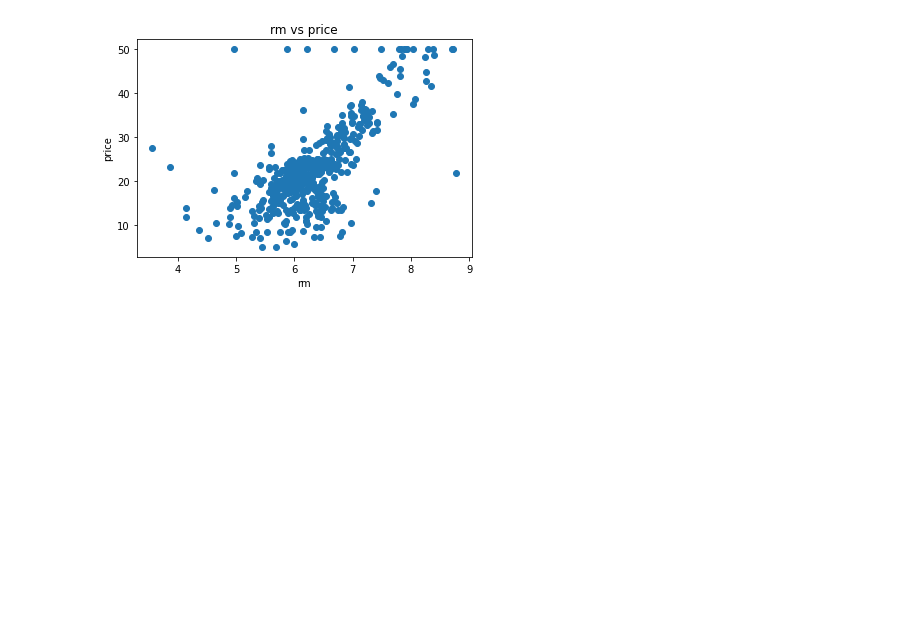
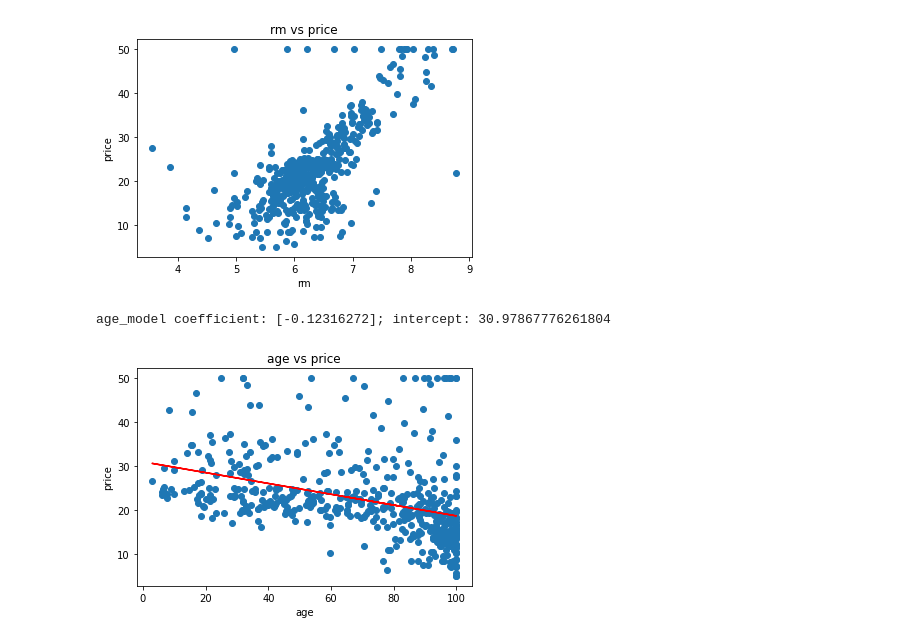
Before and after one commit to neolaw84/data_science_using_python_labs, a Jupyter notebook: week05/02_what_ds_does.ipynb, the cells around one changed output. Saved outputs shown, nothing was run; the diff lists cells and outputs as text; code cells hidden in the pictures; blank space fills up the shorter version.

```diff
--- a/week05/02_what_ds_does.ipynb
+++ b/week05/02_what_ds_does.ipynb
@@ -152,0 +184,8 @@ show_scatter_plot(df.RM, df.MEDV, "rm vs price", xlabel="rm", ylabel="price")
+# %%
+m_age = LinearRegression()
+m_age.fit(df.AGE.values.reshape(-1,1), df.MEDV)
+print ("age_model coefficient: {}; intercept: {}".format(m_age.coef_, m_age.intercept_))
+show_scatter_plot_with_line(df.AGE, df.MEDV, "age vs price", "age", "price", a=m_age.coef_, b=m_age.intercept_)
+# %% [output]
+age_model coefficient: [-0.12316272]; intercept: 30.97867776261804
+[figure, added]
```
Also changed, not shown: parts of 15 cells of this notebook, 2 other files.
